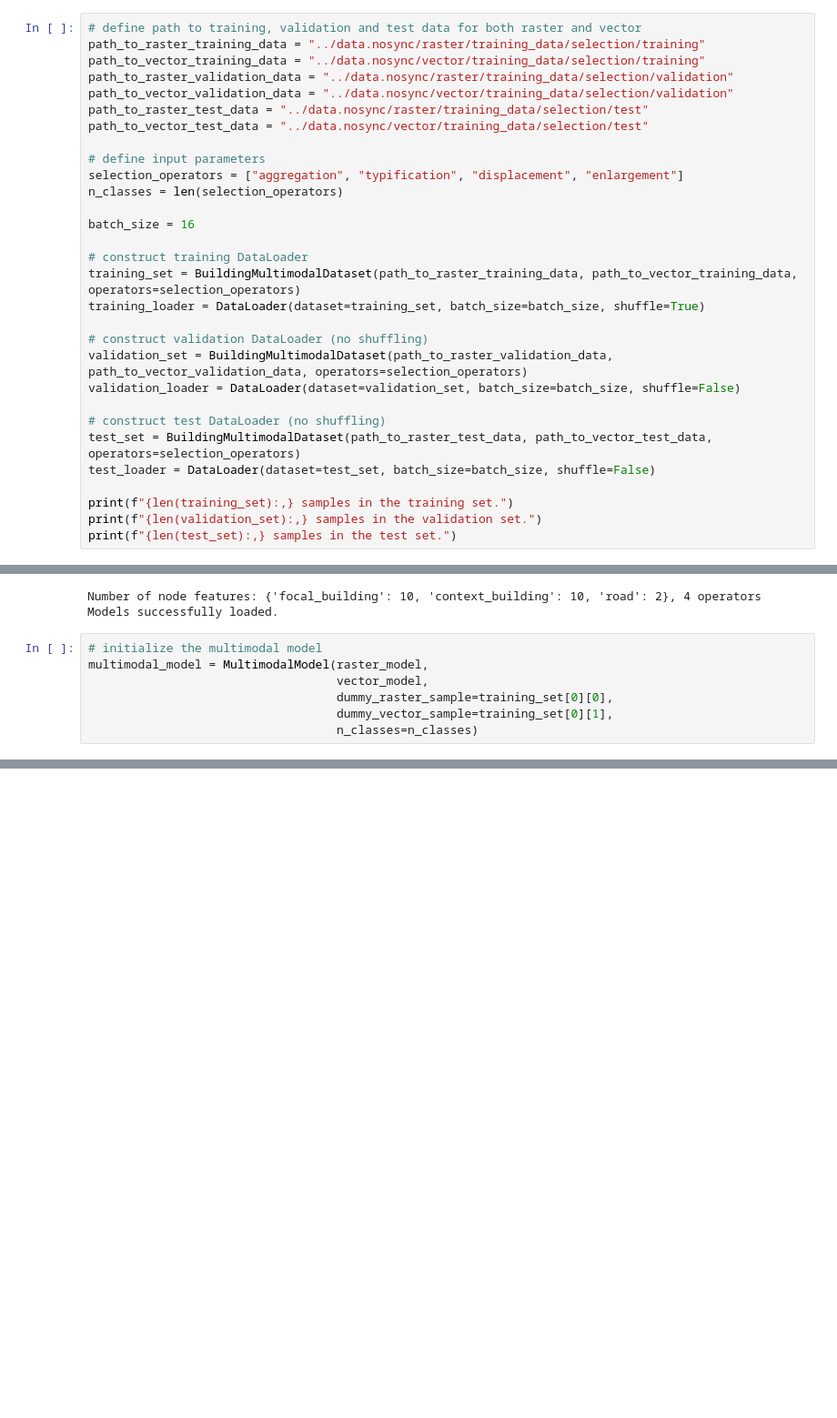
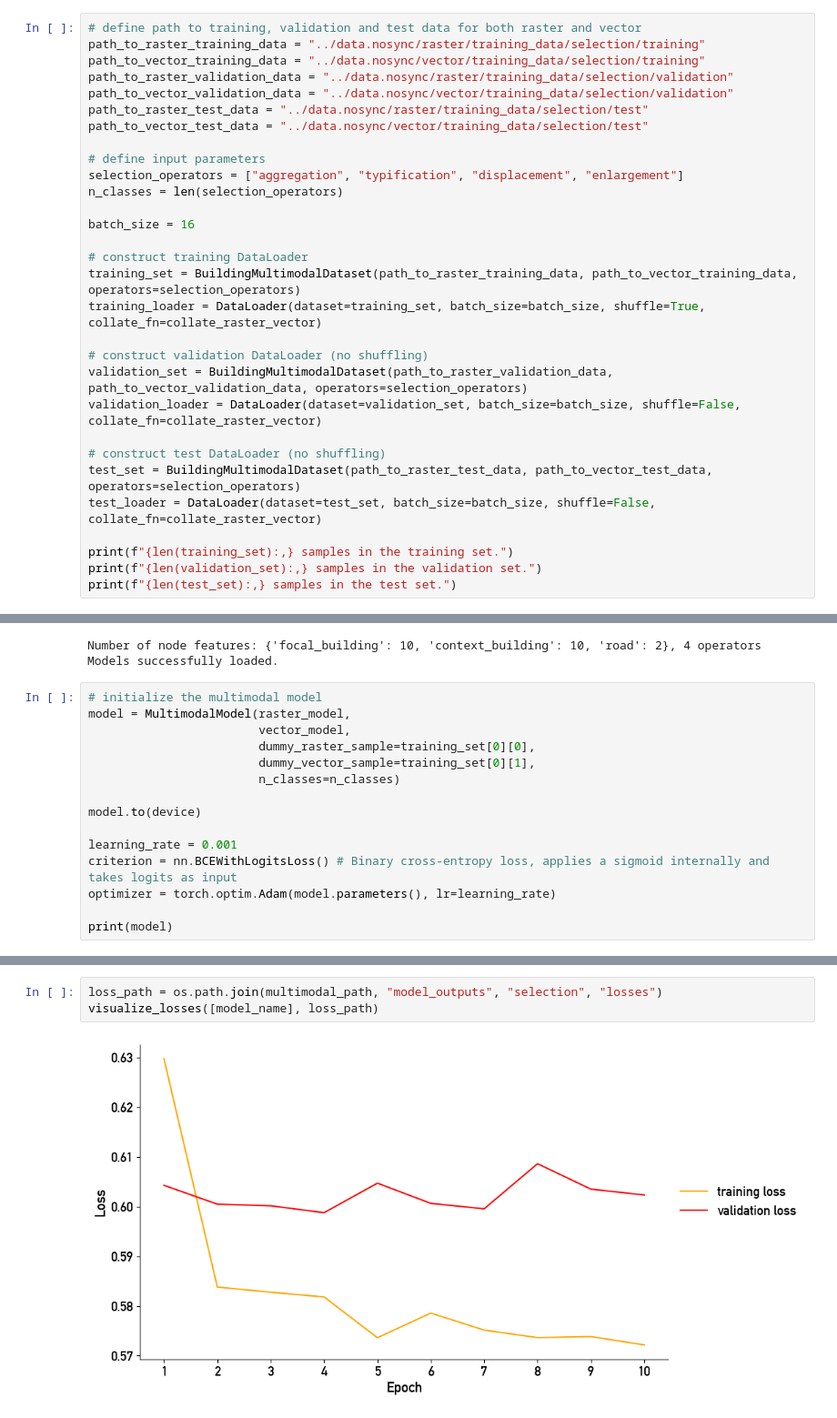
Before and after one commit to jorissenn/genops, a Jupyter notebook: 41_multimodal_model.ipynb, the cells around one changed output, grey strips where cells are left out. Shown at 91% size. Saved outputs shown, nothing was run; the diff lists cells and outputs as text; blank space fills up the shorter version.

```diff
--- a/41_multimodal_model.ipynb
+++ b/41_multimodal_model.ipynb
@@ -221,15 +481,15 @@ batch_size = 16
 
 # construct training DataLoader
 training_set = BuildingMultimodalDataset(path_to_raster_training_data, path_to_vector_training_data, operators=selection_operators)
-training_loader = DataLoader(dataset=training_set, batch_size=batch_size, shuffle=True)
+training_loader = DataLoader(dataset=training_set, batch_size=batch_size, shuffle=True, collate_fn=collate_raster_vector)
 
 # construct validation DataLoader (no shuffling)
 validation_set = BuildingMultimodalDataset(path_to_raster_validation_data, path_to_vector_validation_data, operators=selection_operators)
-validation_loader = DataLoader(dataset=validation_set, batch_size=batch_size, shuffle=False)
+validation_loader = DataLoader(dataset=validation_set, batch_size=batch_size, shuffle=False, collate_fn=collate_raster_vector)
 
 # construct test DataLoader (no shuffling)
 test_set = BuildingMultimodalDataset(path_to_raster_test_data, path_to_vector_test_data, operators=selection_operators)
-test_loader = DataLoader(dataset=test_set, batch_size=batch_size, shuffle=False)
+test_loader = DataLoader(dataset=test_set, batch_size=batch_size, shuffle=False, collate_fn=collate_raster_vector)
 
 print(f"{len(training_set):,} samples in the training set.")
 print(f"{len(validation_set):,} samples in the validation set.")
@@ -266,8 +526,16 @@ Number of node features: {'focal_building': 10, 'context_building': 10, 'road':
 Models successfully loaded.
 # %%
 # initialize the multimodal model
-multimodal_model = MultimodalModel(raster_model,
-                                   vector_model,
-                                   dummy_raster_sample=training_set[0][0],
-                                   dummy_vector_sample=training_set[0][1],
-                                   n_classes=n_classes)
+model = MultimodalModel(raster_model,
+                        vector_model,
+                        dummy_raster_sample=training_set[0][0],
+                        dummy_vector_sample=training_set[0][1],
+                        n_classes=n_classes)
+
+model.to(device)
+
+learning_rate = 0.001
+criterion = nn.BCEWithLogitsLoss() # Binary cross-entropy loss, applies a sigmoid internally and takes logits as input
+optimizer = torch.optim.Adam(model.parameters(), lr=learning_rate)
+
+print(model)
@@ -277,0 +663,5 @@ tensor([[ 0.0339, -0.1297,  0.6741,  0.4333]], grad_fn=<AddmmBackward0>)
+# %%
+loss_path = os.path.join(multimodal_path, "model_outputs", "selection", "losses")
+visualize_losses([model_name], loss_path)
+# %% [output]
+[figure, added]
```
Also changed, not shown: parts of 22 cells of this notebook.
